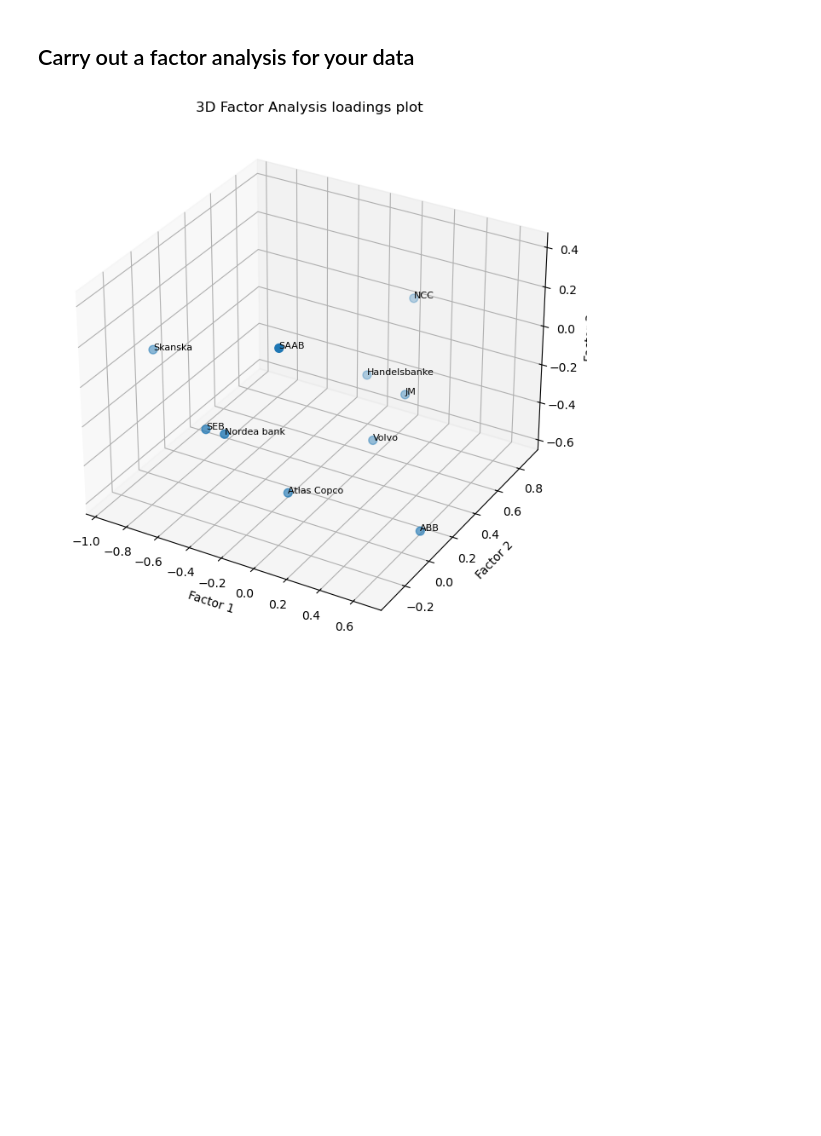
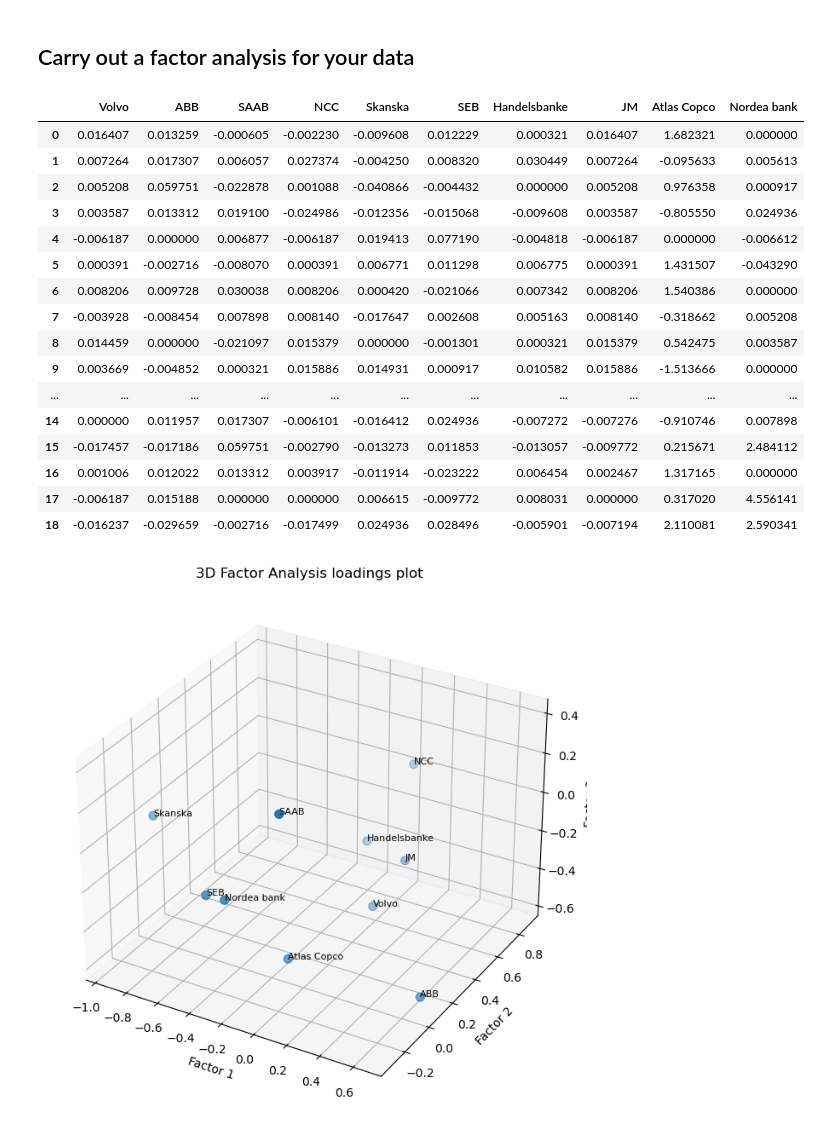
Before and after one commit to notPlancha/eda-lab-1, a Jupyter notebook: src/3.ipynb, the cells around one changed output. Cells and saved outputs as stored; diff of their text form; code cells hidden in the pictures; blank space fills up the shorter version.

```diff
--- a/src/3.ipynb
+++ b/src/3.ipynb
@@ -72,4 +87,25 @@ plt.show()
 [figure]
 # %% [markdown]
 ## Carry out a factor analysis for your data
+# %%
+data = pd.read_csv('../data/my_stock_returns.csv')
+data
+# %% [output]
+|  | Volvo | ABB | SAAB | NCC | Skanska | SEB | Handelsbanke | JM | Atlas Copco | Nordea bank |
+| 0 | 0.016407 | 0.013259 | -0.000605 | -0.002230 | -0.009608 | 0.012229 | 0.000321 | 0.016407 | 1.682321 | 0.000000 |
+| 1 | 0.007264 | 0.017307 | 0.006057 | 0.027374 | -0.004250 | 0.008320 | 0.030449 | 0.007264 | -0.095633 | 0.005613 |
+| 2 | 0.005208 | 0.059751 | -0.022878 | 0.001088 | -0.040866 | -0.004432 | 0.000000 | 0.005208 | 0.976358 | 0.000917 |
+| 3 | 0.003587 | 0.013312 | 0.019100 | -0.024986 | -0.012356 | -0.015068 | -0.009608 | 0.003587 | -0.805550 | 0.024936 |
+| 4 | -0.006187 | 0.000000 | 0.006877 | -0.006187 | 0.019413 | 0.077190 | -0.004818 | -0.006187 | 0.000000 | -0.006612 |
+| 5 | 0.000391 | -0.002716 | -0.008070 | 0.000391 | 0.006771 | 0.011298 | 0.006775 | 0.000391 | 1.431507 | -0.043290 |
+| 6 | 0.008206 | 0.009728 | 0.030038 | 0.008206 | 0.000420 | -0.021066 | 0.007342 | 0.008206 | 1.540386 | 0.000000 |
+| 7 | -0.003928 | -0.008454 | 0.007898 | 0.008140 | -0.017647 | 0.002608 | 0.005163 | 0.008140 | -0.318662 | 0.005208 |
+| 8 | 0.014459 | 0.000000 | -0.021097 | 0.015379 | 0.000000 | -0.001301 | 0.000321 | 0.015379 | 0.542475 | 0.003587 |
+| 9 | 0.003669 | -0.004852 | 0.000321 | 0.015886 | 0.014931 | 0.000917 | 0.010582 | 0.015886 | -1.513666 | 0.000000 |
+| ... | ... | ... | ... | ... | ... | ... | ... | ... | ... | ... |
+| 14 | 0.000000 | 0.011957 | 0.017307 | -0.006101 | -0.016412 | 0.024936 | -0.007272 | -0.007276 | -0.910746 | 0.007898 |
+| 15 | -0.017457 | -0.017186 | 0.059751 | -0.002790 | -0.013273 | 0.011853 | -0.013057 | -0.009772 | 0.215671 | 2.484112 |
+| 16 | 0.001006 | 0.012022 | 0.013312 | 0.003917 | -0.011914 | -0.023222 | 0.006454 | 0.002467 | 1.317165 | 0.000000 |
+| 17 | -0.006187 | 0.015188 | 0.000000 | 0.000000 | 0.006615 | -0.009772 | 0.008031 | 0.000000 | 0.317020 | 4.556141 |
+| 18 | -0.016237 | -0.029659 | -0.002716 | -0.017499 | 0.024936 | 0.028496 | -0.005901 | -0.007194 | 2.110081 | 2.590341 |
 # %%
```
Also changed, not shown: parts of 3 cells of this notebook, 2 other files.
